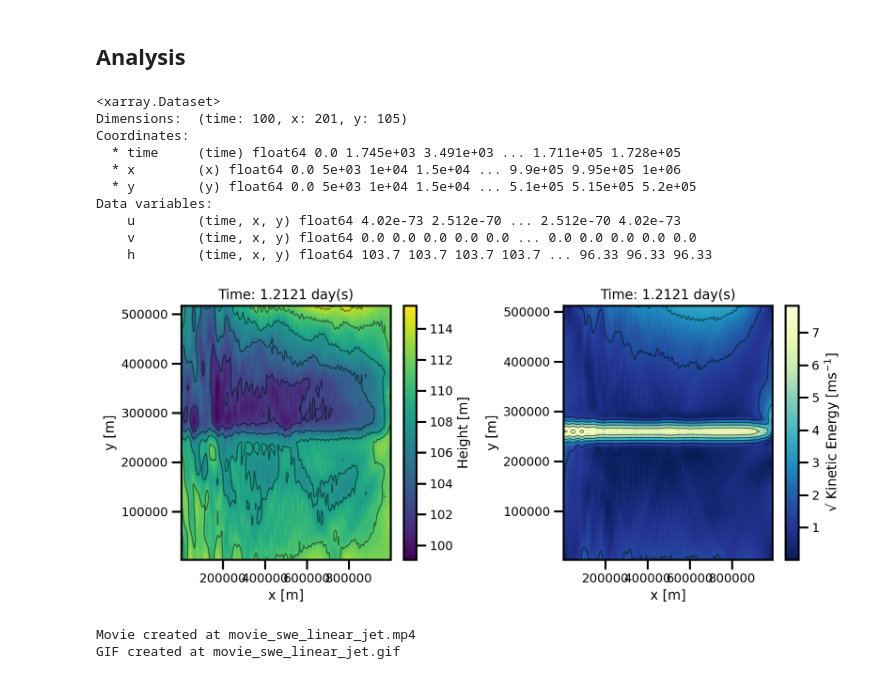
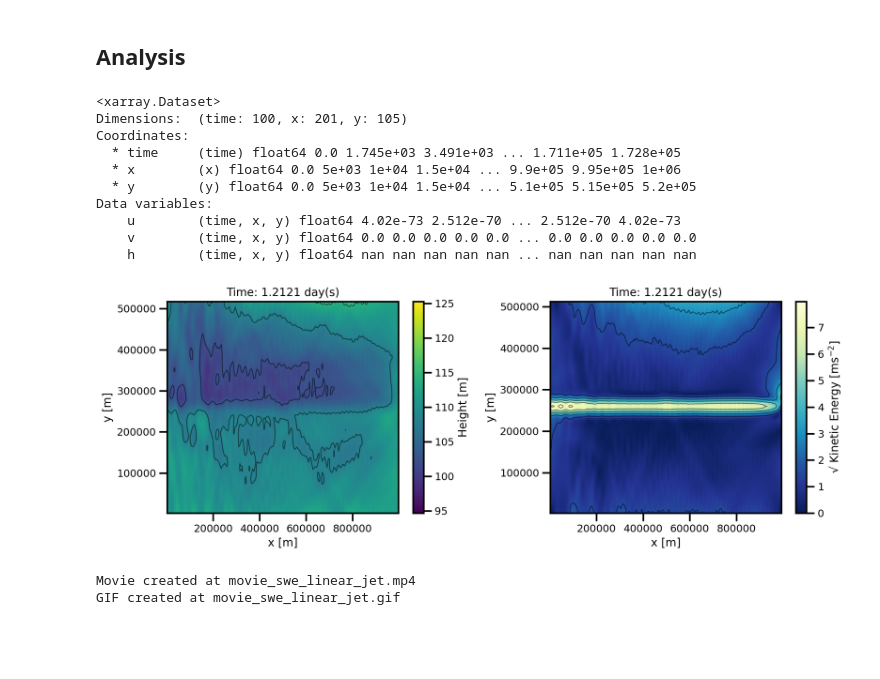
Before and after one commit to jejjohnson/jaxsw, a Jupyter notebook: content/sw/sw_linear_jet_api1.ipynb, the cells around one changed output. Drawn from its saved outputs; the diff is of its cells as text; code cells hidden in the pictures; blank space fills up the shorter version.

```diff
--- a/content/sw/sw_linear_jet_api1.ipynb
+++ b/content/sw/sw_linear_jet_api1.ipynb
@@ -199,6 +199,12 @@ def init_h0(params):
     # add small perturbation
     h0 += 0.2 * jnp.sin(X / l_x * 10 * jnp.pi) * jnp.cos(Y / l_y * 8 * jnp.pi)
 
+    # boundaries of H must not be used!
+    h0 = h0.at[0, :].set(jnp.nan)
+    h0 = h0.at[-1, :].set(jnp.nan)
+    h0 = h0.at[:, 0].set(jnp.nan)
+    h0 = h0.at[:, -1].set(jnp.nan)
+
     return jnp.asarray(h0)
 # %%
 params = SWMParams(
@@ -243,0 +231,11 @@ plt.show()
+# %%
+try:
+    ds_results = xr.load_dataset("./sw_linear_jet_.nc")
+    state_init = SWMState(
+        u=jnp.asarray(ds_results.u.isel(time=-1)),
+        v=jnp.asarray(ds_results.v.isel(time=-1)),
+        h=jnp.asarray(ds_results.h.isel(time=-1)),
+    )
+
+except:
+    state_init = SWMState.init_state(params, init_h=init_h0, init_u=init_u0)
@@ -267,8 +297,9 @@ dyn_model = LinearShallowWater2D(t_domain=t_domain, saveat=saveat)
 # %% [markdown]
 ### Integration
 # %%
+%%time
 # Euler, Constant StepSize
-solver = dfx.Tsit5()
+solver = dfx.Dopri5()
 
 # Tolerances
 stepsize_controller = dfx.ConstantStepSize()
@@ -283,6 +314,12 @@ params_init = SWMParams(
     depth=100.0, gravity=9.81, coriolis_f0=2e-4, coriolis_beta=2e-11, domain=domain
 )
 state_init = SWMState.init_state(params, init_h=init_h0, init_u=init_u0)
+# ds_results = xr.load_dataset("./sw_linear_jet.nc")
+# state_init = SWMState(
+#     u=jnp.asarray(ds_results.u.isel(time=10)),
+#     v=jnp.asarray(ds_results.v.isel(time=10)),
+#     h=jnp.asarray(ds_results.h.isel(time=10)),
+# )
 
 
 # integration
@@ -301,7 +341,7 @@ sol = dfx.diffeqsolve(
 # %%
 for ivar in sol.ys:
     fig, ax = plt.subplots(figsize=(12, 8))
-    pts = ax.imshow(ivar[5][2:-2, 2:-2].T, origin="lower", cmap="RdBu_r")
+    pts = ax.imshow(ivar[-1][2:-2, 2:-2].T, origin="lower", cmap="RdBu_r")
     plt.colorbar(pts)
     plt.tight_layout()
 # %% [output]
@@ -334,4 +374,4 @@ Coordinates:
 Data variables:
     u        (time, x, y) float64 4.02e-73 2.512e-70 ... 2.512e-70 4.02e-73
     v        (time, x, y) float64 0.0 0.0 0.0 0.0 0.0 ... 0.0 0.0 0.0 0.0 0.0
-    h        (time, x, y) float64 103.7 103.7 103.7 103.7 ... 96.33 96.33 96.33
+    h        (time, x, y) float64 nan nan nan nan nan ... nan nan nan nan nan
@@ -562,15 +497,27 @@ def create_movie(
     return None
 # %%
 %matplotlib inline
+vmin_h = ds_results.h.isel(x=slice(2, -2), y=slice(2, -2)).min()
+vmax_h = ds_results.h.isel(x=slice(2, -2), y=slice(2, -2)).max()
+
+ds_results["ke"] = np.sqrt(0.5 * (ds_results.u**2 + ds_results.v**2))
+
+vmin_ke = ds_results.ke.isel(x=slice(2, -2), y=slice(2, -2)).min()
+vmax_ke = ds_results.ke.isel(x=slice(2, -2), y=slice(2, -2)).max()
+
 mov = Movie(
     ds_results.transpose("time", "y", "x"),
     plotfunc=custom_plot_h_ke_layers,
     framedim="time",
     input_check=False,
+    vmin_h=vmin_h,
+    vmax_h=vmax_h,
+    vmin_ke=vmin_ke,
+    vmax_ke=vmax_ke,
 )
 mov.preview(60)
 # %% [output]
-[figure, old version]
+[figure, new version]
 # %%
 create_movie(
     ds_results.transpose(
```
Also changed, not shown: parts of 13 cells of this notebook, 7 other files.
